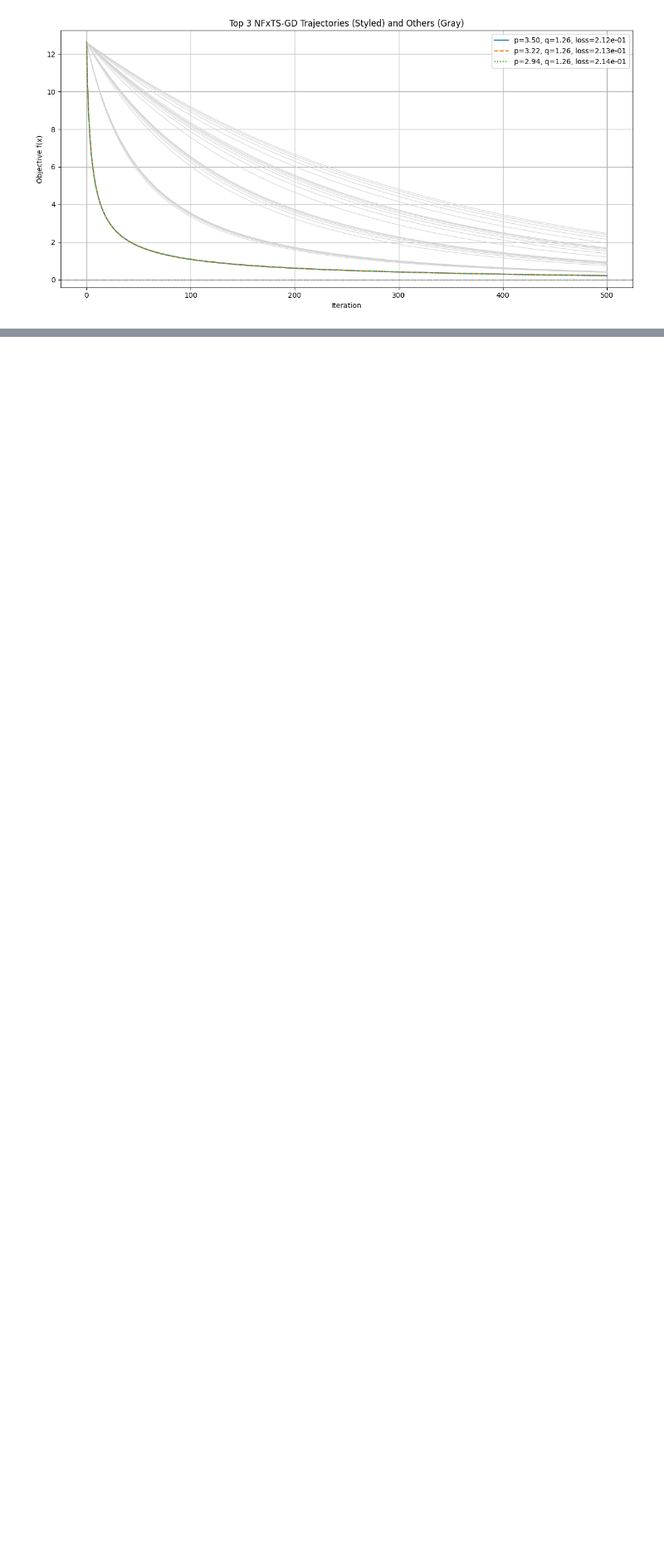
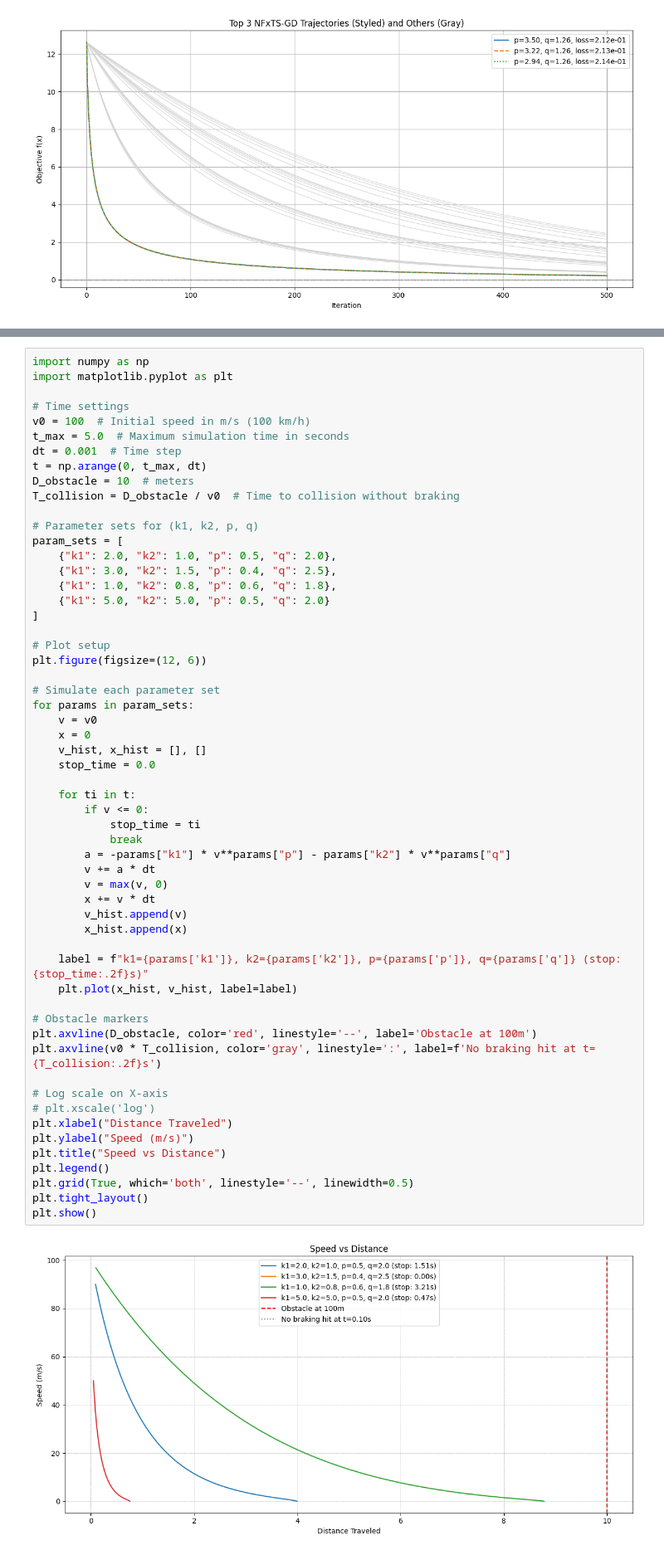
Before and after one commit to vadhri/distributed-optimization, a Jupyter notebook: Stabiilty.ipynb, the cells around one changed output, grey strips where cells are left out. Shown at 83% size. Saved outputs shown, nothing was run; the diff lists cells and outputs as text; blank space fills up the shorter version.

```diff
--- a/Stabiilty.ipynb
+++ b/Stabiilty.ipynb
@@ -201,0 +475,59 @@ plt.show()
+# %%
+import numpy as np
+import matplotlib.pyplot as plt
+
+# Time settings
+v0 = 100  # Initial speed in m/s (100 km/h)
+t_max = 5.0  # Maximum simulation time in seconds
+dt = 0.001  # Time step
+t = np.arange(0, t_max, dt)
+D_obstacle = 10  # meters
+T_collision = D_obstacle / v0  # Time to collision without braking
+
+# Parameter sets for (k1, k2, p, q)
+param_sets = [
+    {"k1": 2.0, "k2": 1.0, "p": 0.5, "q": 2.0},
+    {"k1": 3.0, "k2": 1.5, "p": 0.4, "q": 2.5},
+    {"k1": 1.0, "k2": 0.8, "p": 0.6, "q": 1.8},
+    {"k1": 5.0, "k2": 5.0, "p": 0.5, "q": 2.0}
+]
+
+# Plot setup
+plt.figure(figsize=(12, 6))
+
+# Simulate each parameter set
+for params in param_sets:
+    v = v0
+    x = 0
+    v_hist, x_hist = [], []
+    stop_time = 0.0
+
+    for ti in t:
+        if v <= 0:
+            stop_time = ti
+            break
+        a = -params["k1"] * v**params["p"] - params["k2"] * v**params["q"]
+        v += a * dt
+        v = max(v, 0)
+        x += v * dt
+        v_hist.append(v)
+        x_hist.append(x)
+
+    label = f"k1={params['k1']}, k2={params['k2']}, p={params['p']}, q={params['q']} (stop: {stop_time:.2f}s)"
+    plt.plot(x_hist, v_hist, label=label)
+
+# Obstacle markers
+plt.axvline(D_obstacle, color='red', linestyle='--', label='Obstacle at 100m')
+plt.axvline(v0 * T_collision, color='gray', linestyle=':', label=f'No braking hit at t={T_collision:.2f}s')
+
+# Log scale on X-axis
+# plt.xscale('log')
+plt.xlabel("Distance Traveled")
+plt.ylabel("Speed (m/s)")
+plt.title("Speed vs Distance")
+plt.legend()
+plt.grid(True, which='both', linestyle='--', linewidth=0.5)
+plt.tight_layout()
+plt.show()
+# %% [output]
+[figure, added]
```
Also changed, not shown: parts of 11 cells of this notebook.
